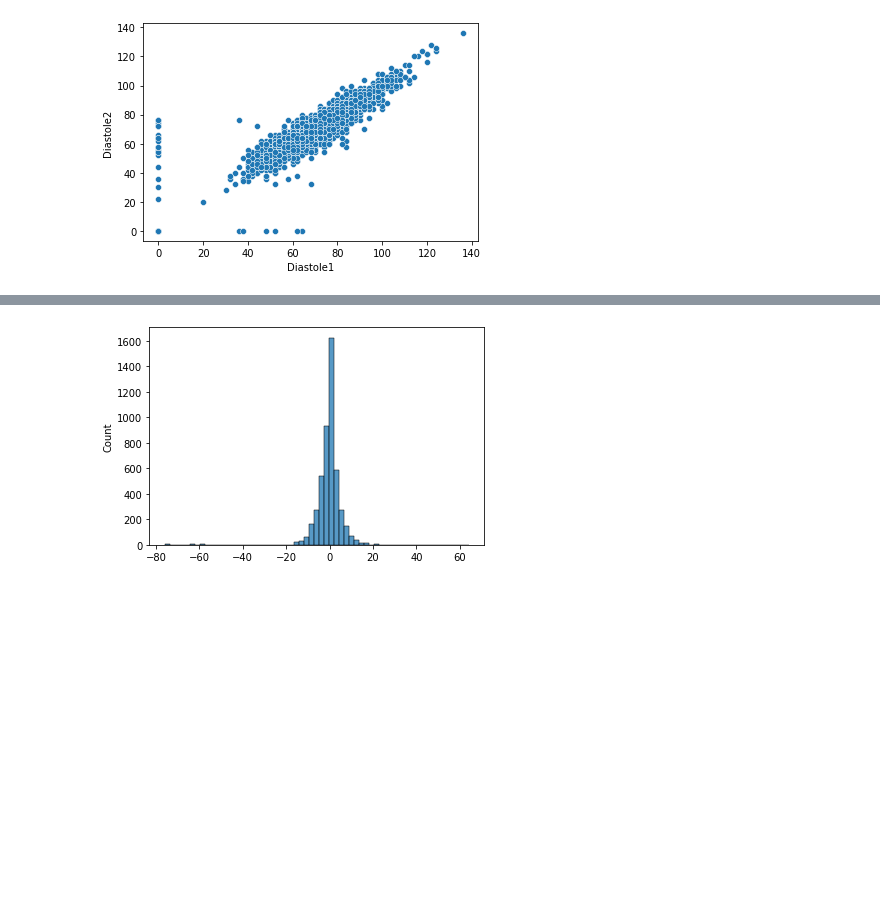
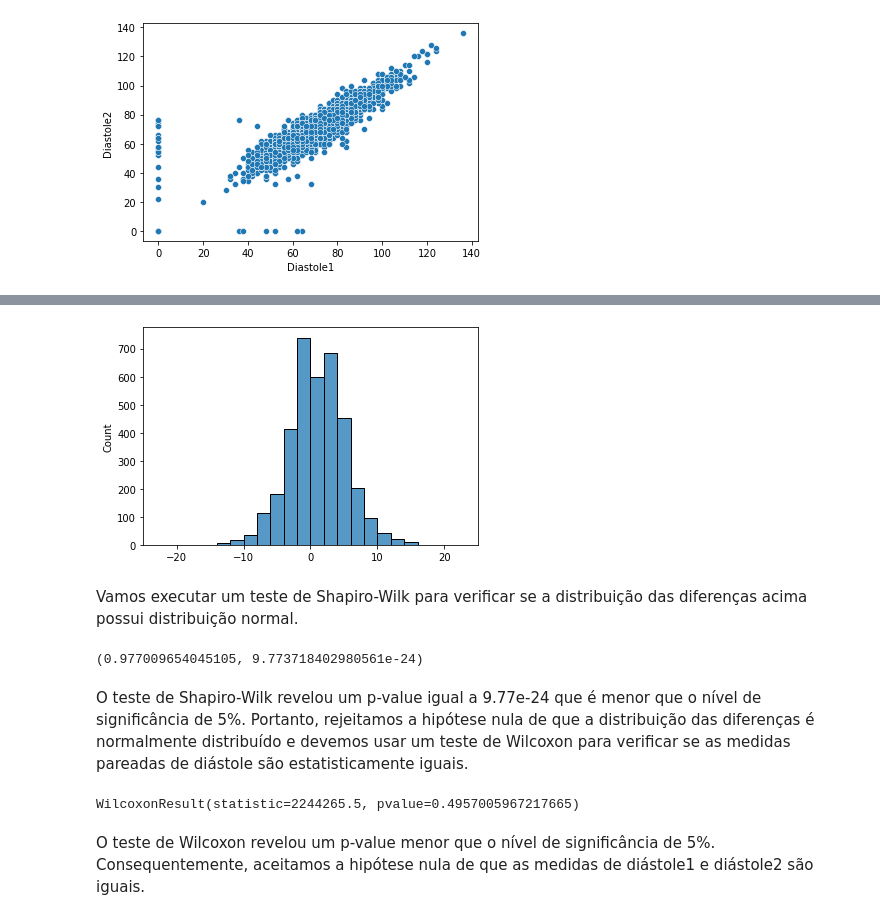
Before and after one commit to vitorp4/Ciencia-de-Dados, a Jupyter notebook: Projeto1.ipynb, the cells around one changed output, grey strips where cells are left out. Drawn from its saved outputs; the diff is of its cells as text; code cells hidden in the pictures; blank space fills up the shorter version.

```diff
--- a/Projeto1.ipynb
+++ b/Projeto1.ipynb
@@ -210,3 +298,0 @@ Ttest_indResult(statistic=-4.8837446493293974, pvalue=1.1902037109399753e-06)
-# %%
-df['BMI_Intervals'] = pd.cut(df['BMI'], [10,18.5,24.5,30,40,90], labels=['-18.5','18.5-24.5','24.5-30','30-40','40+'])
-sns.countplot(data=df, x='BMI_Intervals');
@@ -253,0 +368,24 @@ sns.scatterplot(data=df, x='Diastole1', y='Diastole2');
+# %%
+from sklearn.covariance import EllipticEnvelope
+
+df5 = df.copy()
+df5 = df5.drop(columns='Age_Intervals')
+df5 = df5.dropna()
+print('Nº de linhas removidas pelo dropna = {}\nNº de linhas restantes = {}'.format(df.shape[0] - df5.shape[0], df5.shape[0]))
+
+df5['Gender'] = df5['Gender'].astype('category')
+df5['Age'] = df5['Age'].astype('category')
+df5['Education'] = df5['Education'].astype('category')
+df5['Marital'] = df5['Marital'].astype('category')
+
+df5['Gender'] = df5['Gender'].cat.codes
+df5['Age'] = df5['Age'].cat.codes
+df5['Education'] = df5['Education'].cat.codes
+df5['Marital'] = df5['Marital'].cat.codes
+
+detector = EllipticEnvelope(contamination=0.2)
+detector.fit(df5)
+scores = detector.predict(df5)
+lines_before = df5.shape[0]
+df5 = df5[scores != -1]
+print('Nº de linhas removidas pelo Ellipitc Envelope = {}\nNº de linhas restantes = {}'.format(lines_before - df5.shape[0], df5.shape[0]))
@@ -254,4 +403,18 @@ sns.scatterplot(data=df, x='Diastole1', y='Diastole2');
 # %%
-sns.histplot(df['Diastole1'] - df['Diastole2'], binwidth=2.3);
+sns.histplot(df5['Diastole1'] - df5['Diastole2'], binwidth=2).set(xlim=(-25,25));
 # %% [output]
-[figure, old version]
+[figure, new version]
+# %% [markdown]
+Vamos executar um teste de Shapiro-Wilk para verificar se a distribuição das diferenças acima possui distribuição normal.
+# %%
+stats.shapiro(df5['Diastole1'] - df5['Diastole2'])
+# %% [output]
+(0.977009654045105, 9.773718402980561e-24)
+# %% [markdown]
+O teste de Shapiro-Wilk revelou um p-value igual a 9.77e-24 que é menor que o nível de significância de 5%. Portanto, rejeitamos a hipótese nula de que a distribuição das diferenças é normalmente distribuído e devemos usar um teste de Wilcoxon para verificar se as medidas pareadas de diástole são estatisticamente iguais.
+# %%
+stats.wilcoxon(df5['Diastole1'], df5['Diastole2'])
+# %% [output]
+WilcoxonResult(statistic=2244265.5, pvalue=0.4957005967217665)
+# %% [markdown]
+O teste de Wilcoxon revelou um p-value menor que o nível de significância de 5%. Consequentemente, aceitamos a hipótese nula de que as medidas de diástole1 e diástole2 são iguais.
```
Also changed, not shown: parts of 59 cells of this notebook.
